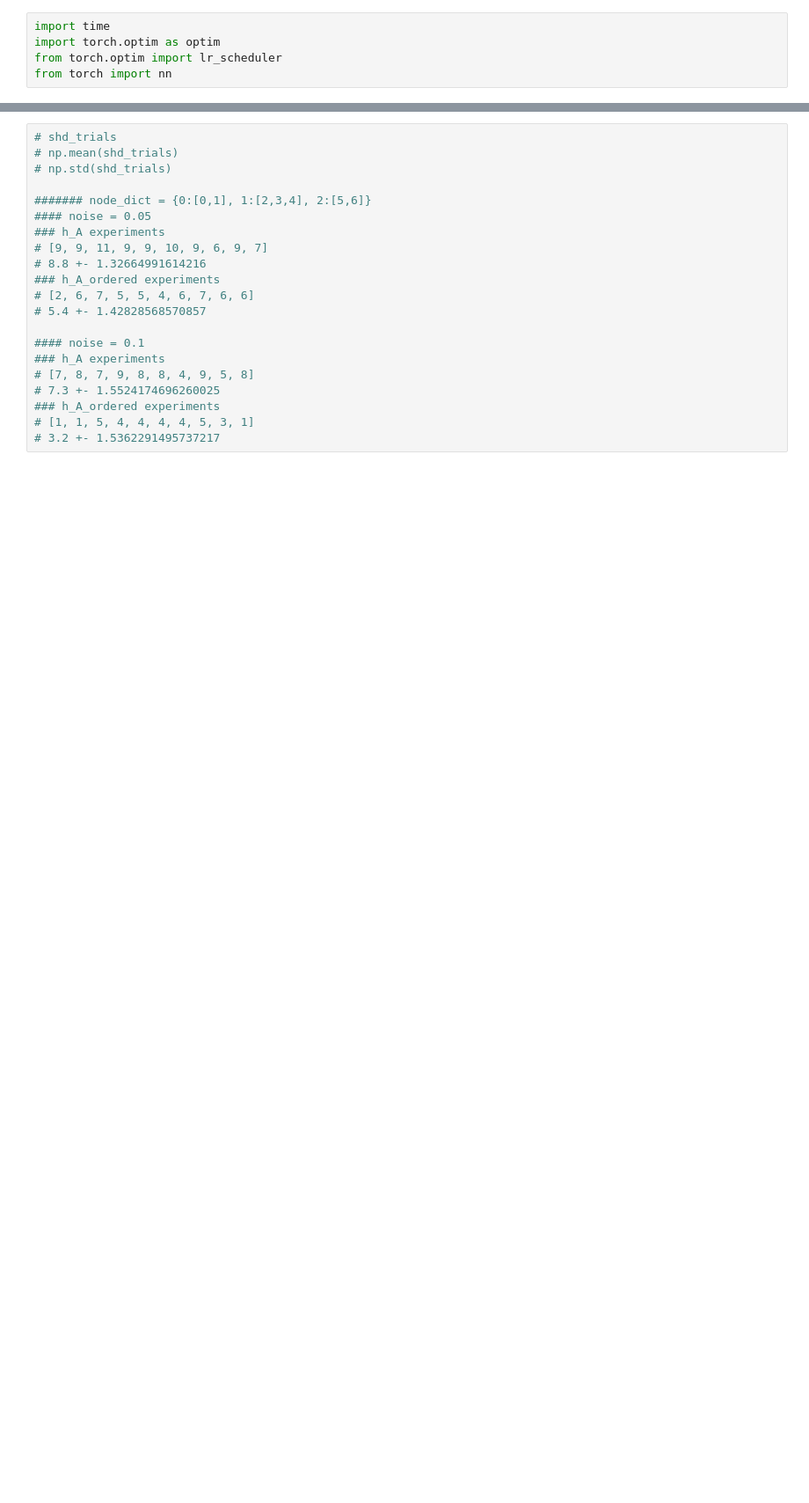
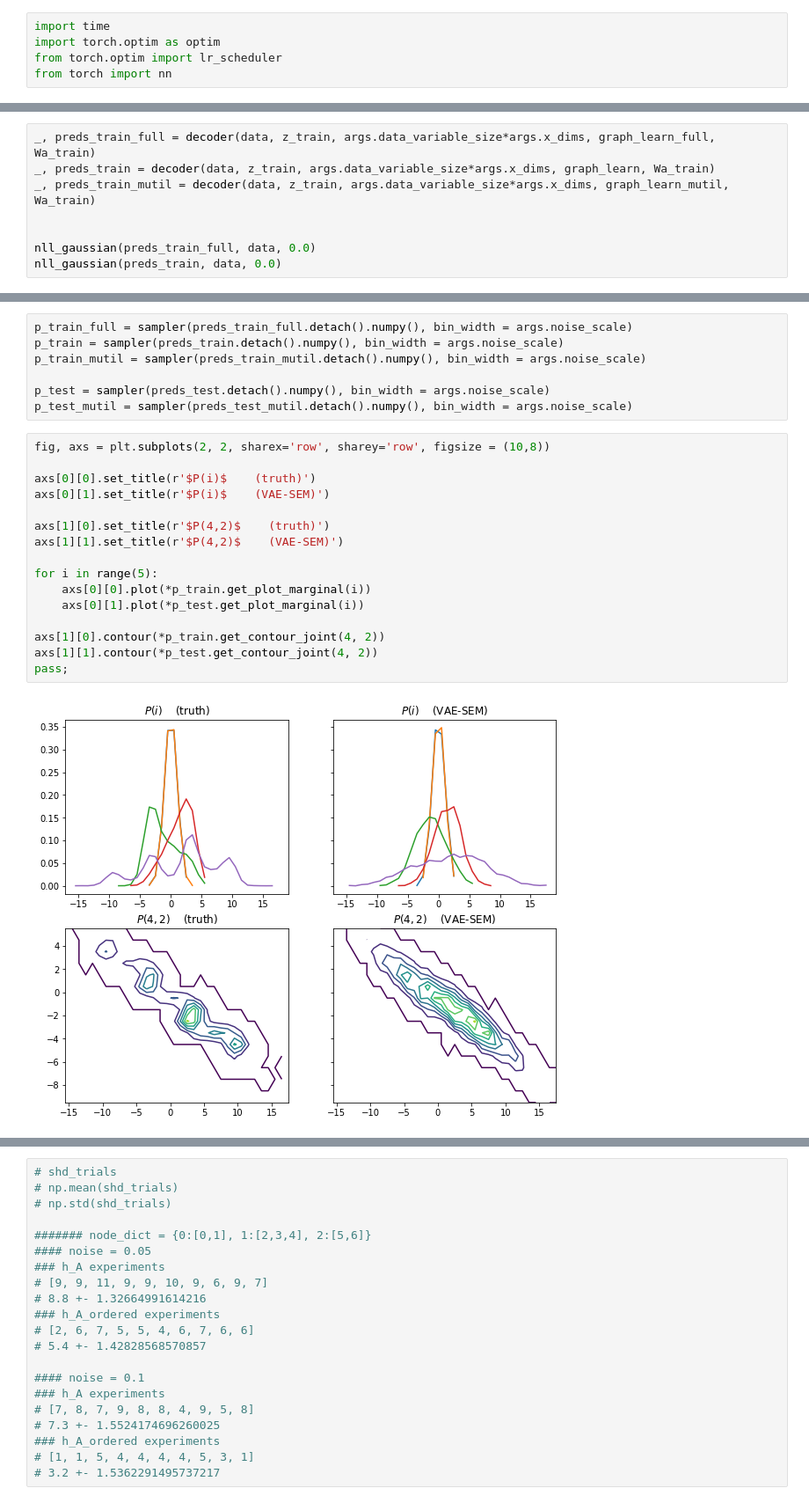
Before and after one commit to q1park/spacetime, a Jupyter notebook: example_sem.ipynb, the cells around one changed output, grey strips where cells are left out. Shown at 88% size. Cells and saved outputs as stored; diff of their text form; blank space fills up the shorter version.

```diff
--- a/example_sem.ipynb
+++ b/example_sem.ipynb
@@ -740,0 +415,8 @@ array([[0.14986758, 0.221125  ],
+# %%
+_, preds_train_full = decoder(data, z_train, args.data_variable_size*args.x_dims, graph_learn_full, Wa_train)
+_, preds_train = decoder(data, z_train, args.data_variable_size*args.x_dims, graph_learn, Wa_train)
+_, preds_train_mutil = decoder(data, z_train, args.data_variable_size*args.x_dims, graph_learn_mutil, Wa_train)
+
+
+nll_gaussian(preds_train_full, data, 0.0)
+nll_gaussian(preds_train, data, 0.0)
@@ -740,0 +559,25 @@ array([[0.14986758, 0.221125  ],
+# %%
+p_train_full = sampler(preds_train_full.detach().numpy(), bin_width = args.noise_scale)
+p_train = sampler(preds_train.detach().numpy(), bin_width = args.noise_scale)
+p_train_mutil = sampler(preds_train_mutil.detach().numpy(), bin_width = args.noise_scale)
+
+p_test = sampler(preds_test.detach().numpy(), bin_width = args.noise_scale)
+p_test_mutil = sampler(preds_test_mutil.detach().numpy(), bin_width = args.noise_scale)
+# %%
+fig, axs = plt.subplots(2, 2, sharex='row', sharey='row', figsize = (10,8))
+
+axs[0][0].set_title(r'$P(i)$    (truth)')
+axs[0][1].set_title(r'$P(i)$    (VAE-SEM)')
+
+axs[1][0].set_title(r'$P(4,2)$    (truth)')
+axs[1][1].set_title(r'$P(4,2)$    (VAE-SEM)')
+
+for i in range(5):
+    axs[0][0].plot(*p_train.get_plot_marginal(i))
+    axs[0][1].plot(*p_test.get_plot_marginal(i))
+
+axs[1][0].contour(*p_train.get_contour_joint(4, 2))
+axs[1][1].contour(*p_test.get_contour_joint(4, 2))
+pass;
+# %% [output]
+[figure, added]
```
Also changed, not shown: parts of 47 cells of this notebook, 4 other files.
